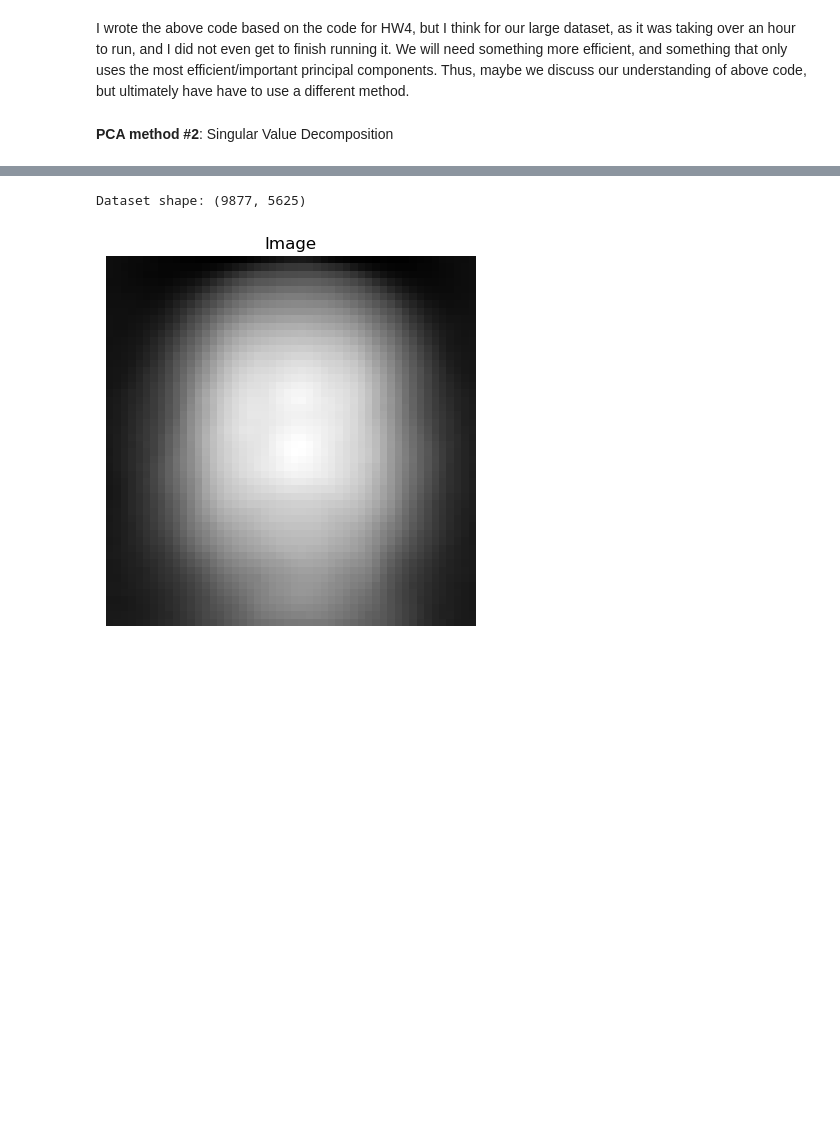
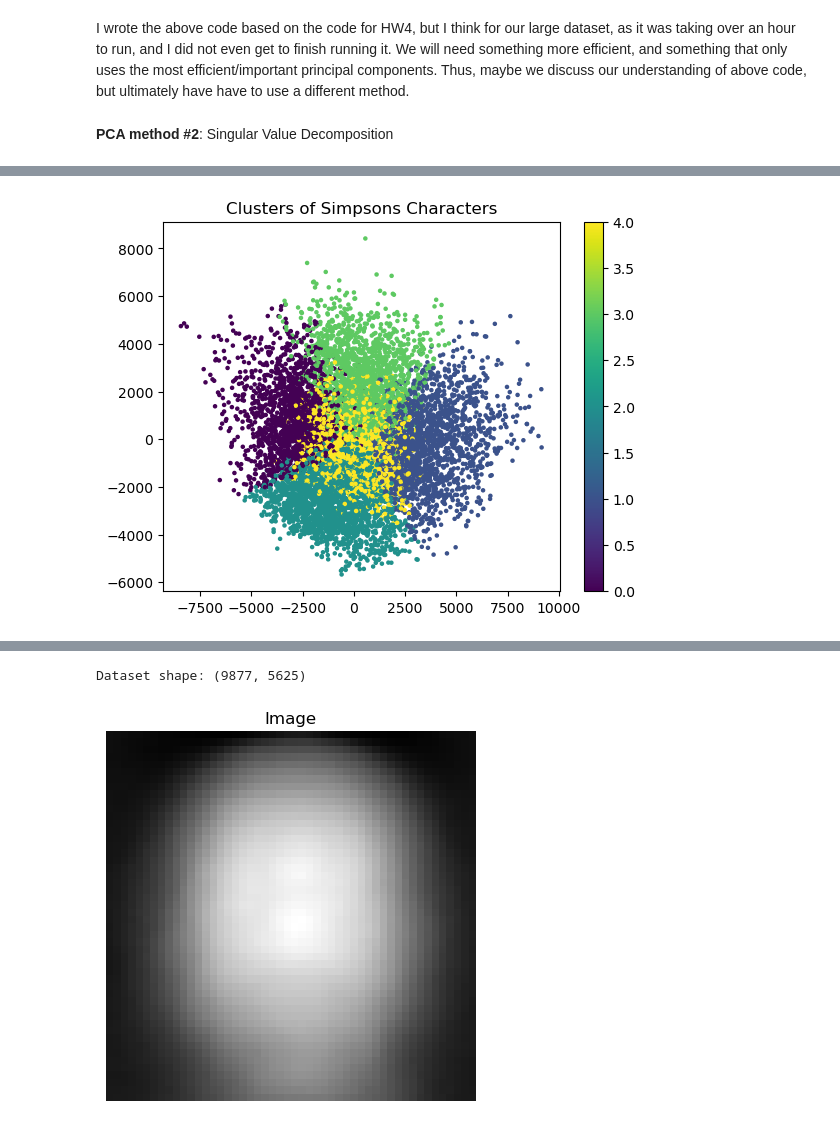
Before and after one commit to madeline-blount/The-Simpsons-PCA-Reconstruction, a Jupyter notebook: rough_draft_PCA.ipynb, the cells around one changed output, grey strips where cells are left out. Drawn from its saved outputs; the diff is of its cells as text; code cells hidden in the pictures; blank space fills up the shorter version.

```diff
--- a/rough_draft_PCA.ipynb
+++ b/rough_draft_PCA.ipynb
@@ -146,0 +242,17 @@ viewcolumn(reconstruct_first_view)
+# %%
+from sklearn.cluster import KMeans
+import matplotlib.pyplot as plt
+from sklearn.decomposition import PCA
+
+kmeans = KMeans(n_clusters=5, random_state=42)
+labels = kmeans.fit_predict(Z)
+
+pca = PCA(n_components=2)
+Z_2d = pca.fit_transform(Z)
+
+plt.scatter(Z_2d[:, 0], Z_2d[:, 1], c=labels, cmap='viridis', s=5)
+plt.title("Clusters of Simpsons Characters")
+plt.colorbar()
+plt.show()
+# %% [output]
+[figure, added]
```
Also changed, not shown: parts of 19 cells of this notebook.
